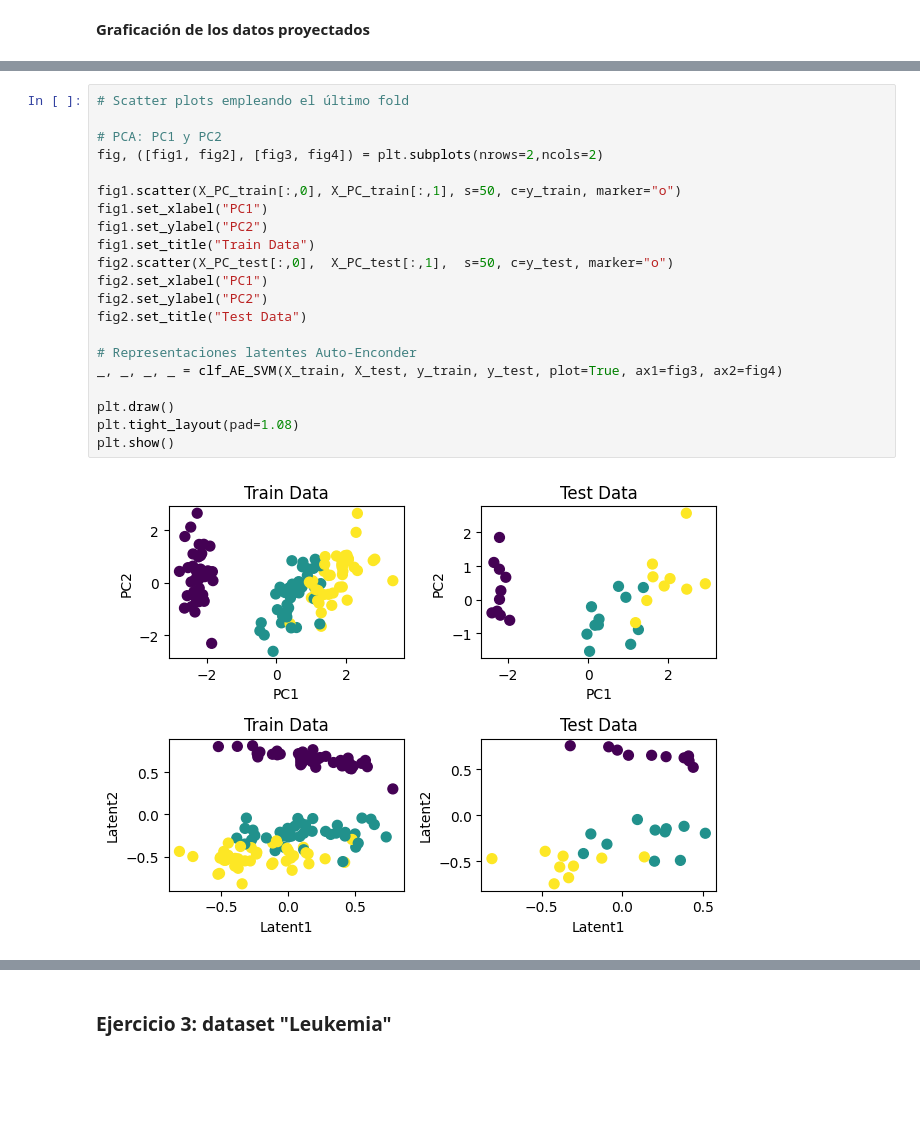
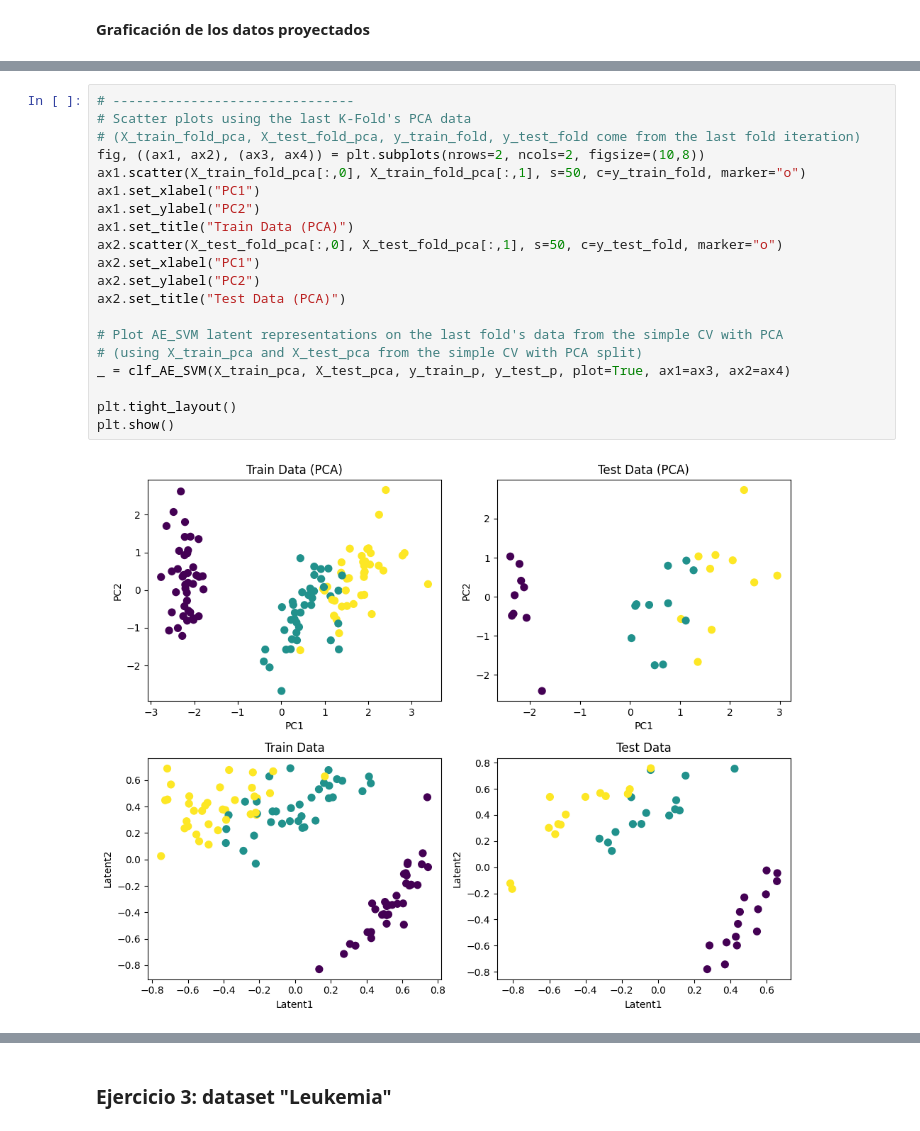
Before and after one commit to SantiagoVentinoBlasLaguzza/tsam, a Jupyter notebook: copy.ipynb, the cells around one changed output, grey strips where cells are left out. Saved outputs shown, nothing was run; the diff lists cells and outputs as text; blank space fills up the shorter version.

```diff
--- a/copy.ipynb
+++ b/copy.ipynb
@@ -1484,23 +1594,22 @@ print(tabulate(table, tablefmt="fancy_grid", showindex="always",stralign="center
 # %%
-# Scatter plots empleando el último fold
+# -------------------------------
+# Scatter plots using the last K-Fold's PCA data
+# (X_train_fold_pca, X_test_fold_pca, y_train_fold, y_test_fold come from the last fold iteration)
+fig, ((ax1, ax2), (ax3, ax4)) = plt.subplots(nrows=2, ncols=2, figsize=(10,8))
+ax1.scatter(X_train_fold_pca[:,0], X_train_fold_pca[:,1], s=50, c=y_train_fold, marker="o")
+ax1.set_xlabel("PC1")
+ax1.set_ylabel("PC2")
+ax1.set_title("Train Data (PCA)")
+ax2.scatter(X_test_fold_pca[:,0], X_test_fold_pca[:,1], s=50, c=y_test_fold, marker="o")
+ax2.set_xlabel("PC1")
+ax2.set_ylabel("PC2")
+ax2.set_title("Test Data (PCA)")
 
-# PCA: PC1 y PC2
-fig, ([fig1, fig2], [fig3, fig4]) = plt.subplots(nrows=2,ncols=2)
+# Plot AE_SVM latent representations on the last fold's data from the simple CV with PCA
+# (using X_train_pca and X_test_pca from the simple CV with PCA split)
+_ = clf_AE_SVM(X_train_pca, X_test_pca, y_train_p, y_test_p, plot=True, ax1=ax3, ax2=ax4)
 
-fig1.scatter(X_PC_train[:,0], X_PC_train[:,1], s=50, c=y_train, marker="o")
-fig1.set_xlabel("PC1")
-fig1.set_ylabel("PC2")
-fig1.set_title("Train Data")
-fig2.scatter(X_PC_test[:,0],  X_PC_test[:,1],  s=50, c=y_test, marker="o")
-fig2.set_xlabel("PC1")
-fig2.set_ylabel("PC2")
-fig2.set_title("Test Data")
-
-# Representaciones latentes Auto-Enconder
-_, _, _, _ = clf_AE_SVM(X_train, X_test, y_train, y_test, plot=True, ax1=fig3, ax2=fig4)
-
-plt.draw()
-plt.tight_layout(pad=1.08)
+plt.tight_layout()
 plt.show()
 # %% [output]
-[figure, old version]
+[figure, new version]
```
Also changed, not shown: parts of 10 cells of this notebook.
